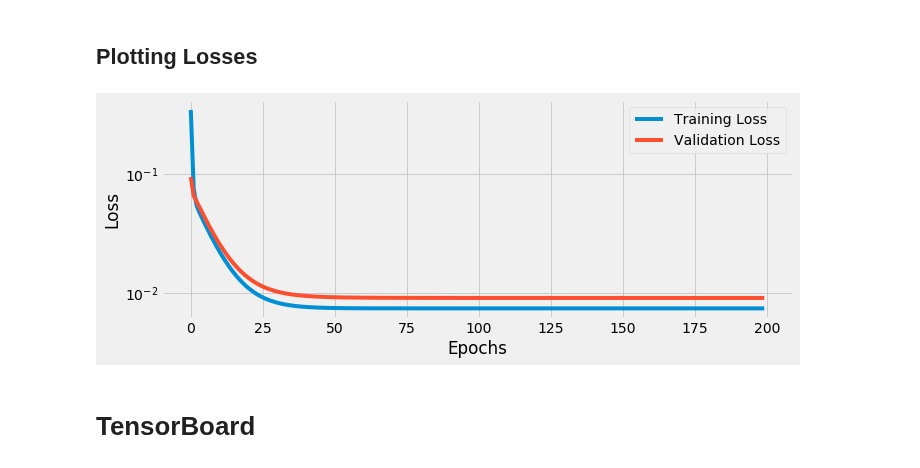
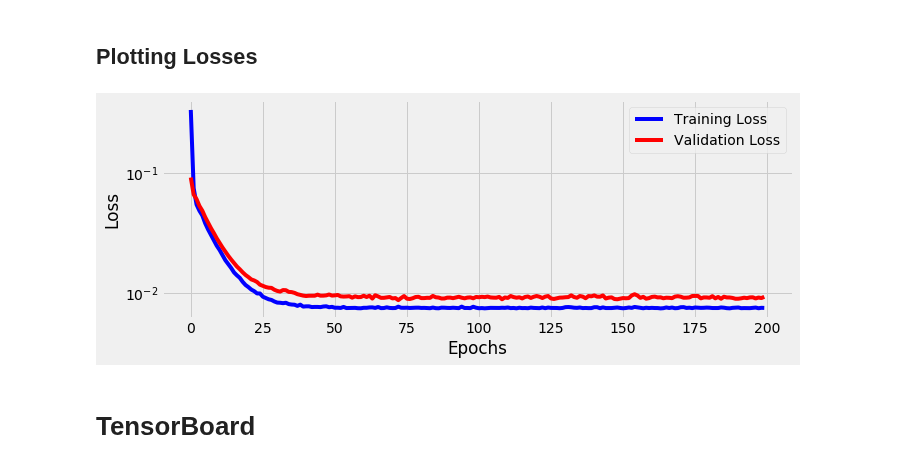
Before and after one commit to dvgodoy/PyTorchStepByStep, a Jupyter notebook: Chapter02.ipynb, the cells around one changed output. Cells and saved outputs as stored; diff of their text form; code cells hidden in the pictures.

```diff
--- a/Chapter02.ipynb
+++ b/Chapter02.ipynb
@@ -388,7 +393,7 @@ dataset = TensorDataset(x_tensor, y_tensor)
 train_data, val_data = random_split(dataset, [80, 20])
 
 # Builds a loader of each set
-train_loader = DataLoader(dataset=train_data, batch_size=16)
+train_loader = DataLoader(dataset=train_data, batch_size=16, shuffle=True)
 val_loader = DataLoader(dataset=val_data, batch_size=16)
 # %% [output]
 Overwriting data_preparation/v2.py
@@ -476,15 +483,15 @@ OrderedDict([('0.weight', tensor([[1.9440]], device='cuda:0')), ('0.bias', tenso
 ## Plotting Losses
 # %%
 fig = plt.figure(figsize=(10, 4))
-plt.plot(losses, label='Training Loss')
-plt.plot(val_losses, label='Validation Loss')
+plt.plot(losses, label='Training Loss', c='b')
+plt.plot(val_losses, label='Validation Loss', c='r')
 plt.yscale('log')
 plt.xlabel('Epochs')
 plt.ylabel('Loss')
 plt.legend()
 plt.tight_layout()
 # %% [output]
-[figure, old version]
+[figure, new version]
 # %% [markdown]
 # TensorBoard
 # %%
```
Also changed, not shown: parts of 25 cells of this notebook, 4 other files.
